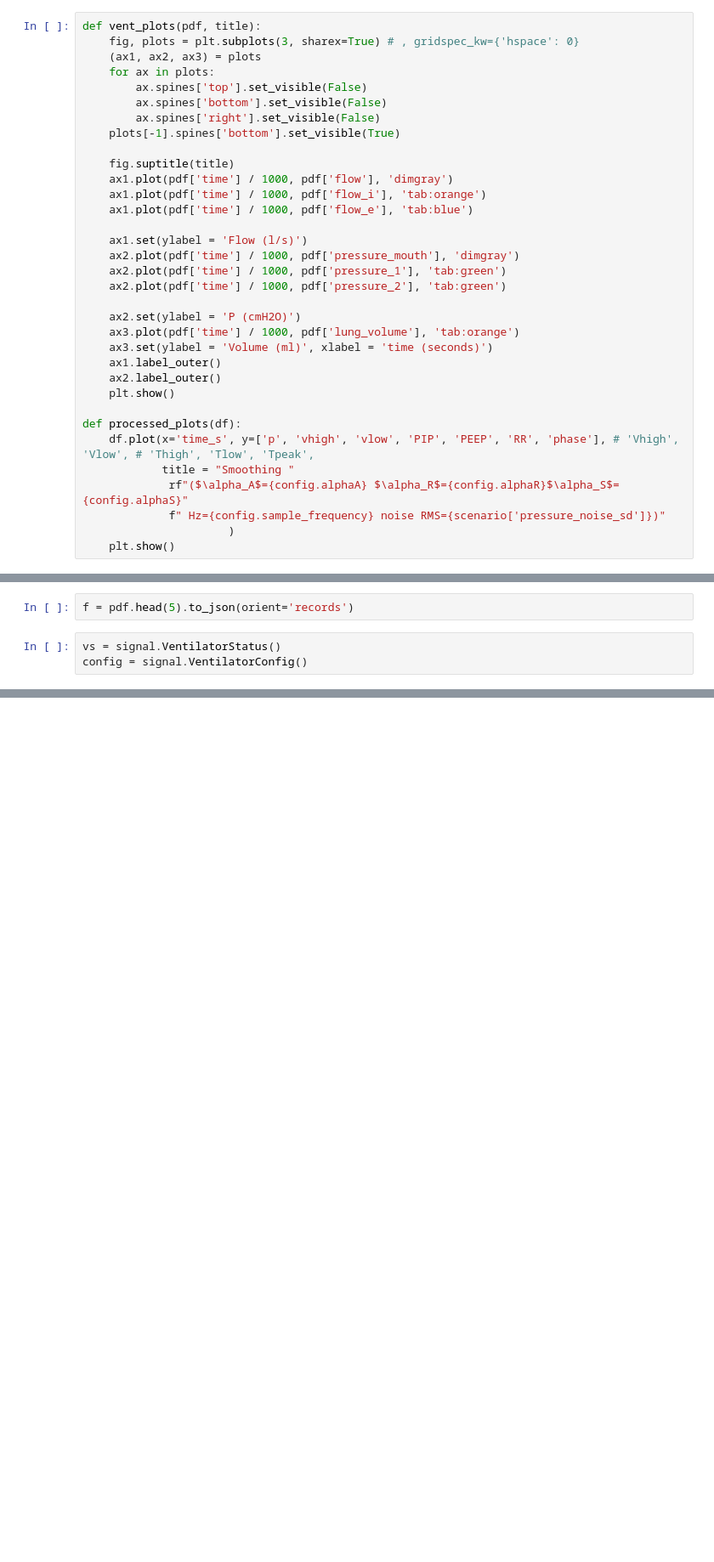
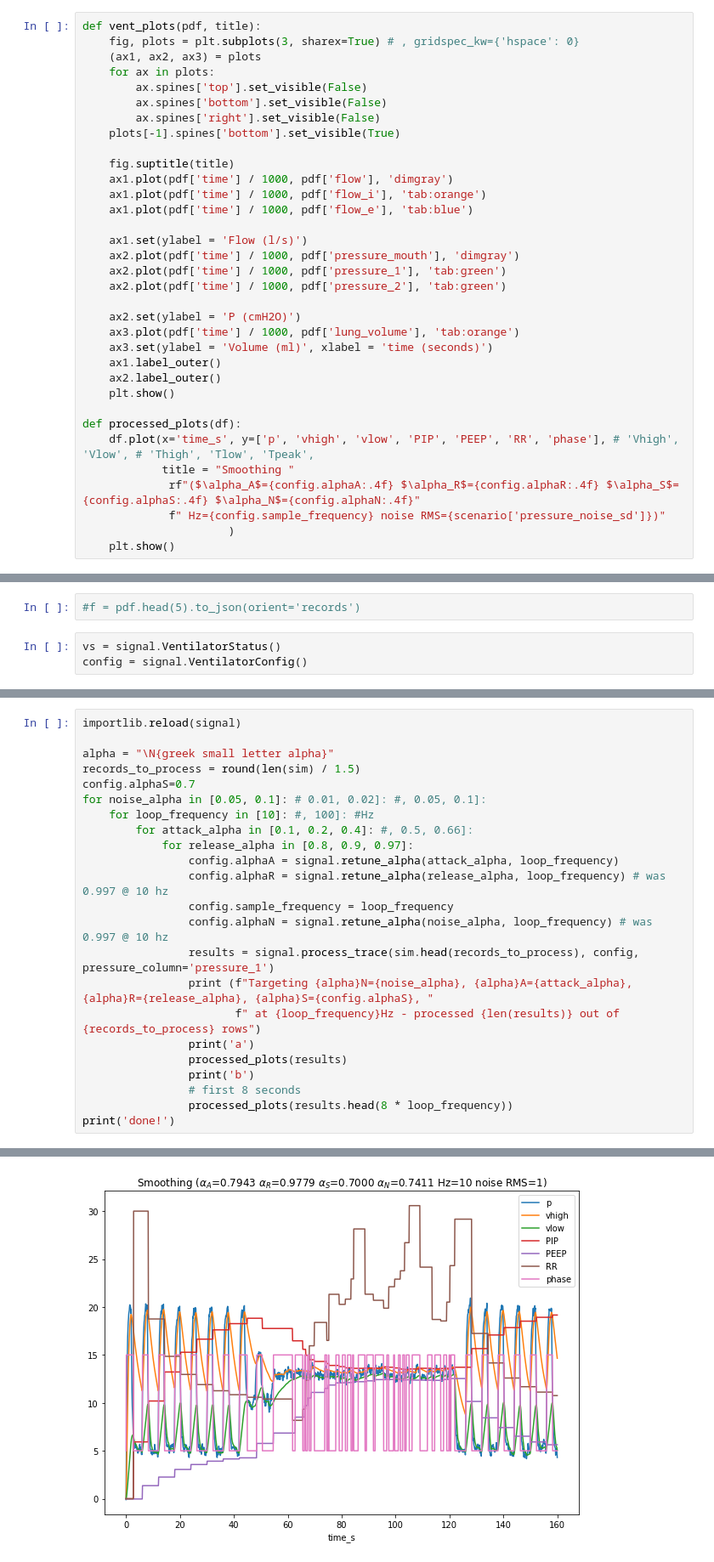
Before and after one commit to ErichBSchulz/lung, a Jupyter notebook: lung.ipynb, the cells around one changed output, grey strips where cells are left out. Shown at 85% size. Cells and saved outputs as stored; diff of their text form; blank space fills up the shorter version.

```diff
--- a/lung.ipynb
+++ b/lung.ipynb
@@ -37,7 +36,7 @@ def vent_plots(pdf, title):
 def processed_plots(df):
     df.plot(x='time_s', y=['p', 'vhigh', 'vlow', 'PIP', 'PEEP', 'RR', 'phase'], # 'Vhigh', 'Vlow', # 'Thigh', 'Tlow', 'Tpeak',
             title = "Smoothing "
-             rf"($\alpha_A$={config.alphaA} $\alpha_R$={config.alphaR}$\alpha_S$={config.alphaS}"
+             rf"($\alpha_A$={config.alphaA:.4f} $\alpha_R$={config.alphaR:.4f} $\alpha_S$={config.alphaS:.4f} $\alpha_N$={config.alphaN:.4f}"
              f" Hz={config.sample_frequency} noise RMS={scenario['pressure_noise_sd']})"
                       )
     plt.show()
@@ -114,5 +111,5 @@ pdf = run_and_output(base_scenario)
 # %%
-f = pdf.head(5).to_json(orient='records')
+#f = pdf.head(5).to_json(orient='records')
 # %%
 vs = signal.VentilatorStatus()
 config = signal.VentilatorConfig()
@@ -166,0 +146,24 @@ scenario
+# %%
+importlib.reload(signal)
+
+alpha = "\N{greek small letter alpha}"
+records_to_process = round(len(sim) / 1.5)
+config.alphaS=0.7
+for noise_alpha in [0.05, 0.1]: # 0.01, 0.02]: #, 0.05, 0.1]:
+    for loop_frequency in [10]: #, 100]: #Hz
+        for attack_alpha in [0.1, 0.2, 0.4]: #, 0.5, 0.66]:
+            for release_alpha in [0.8, 0.9, 0.97]:
+                config.alphaA = signal.retune_alpha(attack_alpha, loop_frequency)
+                config.alphaR = signal.retune_alpha(release_alpha, loop_frequency) # was 0.997 @ 10 hz
+                config.sample_frequency = loop_frequency
+                config.alphaN = signal.retune_alpha(noise_alpha, loop_frequency) # was 0.997 @ 10 hz
+                results = signal.process_trace(sim.head(records_to_process), config, pressure_column='pressure_1')
+                print (f"Targeting {alpha}N={noise_alpha}, {alpha}A={attack_alpha}, {alpha}R={release_alpha}, {alpha}S={config.alphaS}, "
+                       f" at {loop_frequency}Hz - processed {len(results)} out of {records_to_process} rows")
+                print('a')
+                processed_plots(results)
+                print('b')
+                # first 8 seconds
+                processed_plots(results.head(8 * loop_frequency))
+print('done!')
+# %% [output]
@@ -166,0 +173 @@ scenario
+[figure, added]
```
Also changed, not shown: parts of 10 cells of this notebook.
